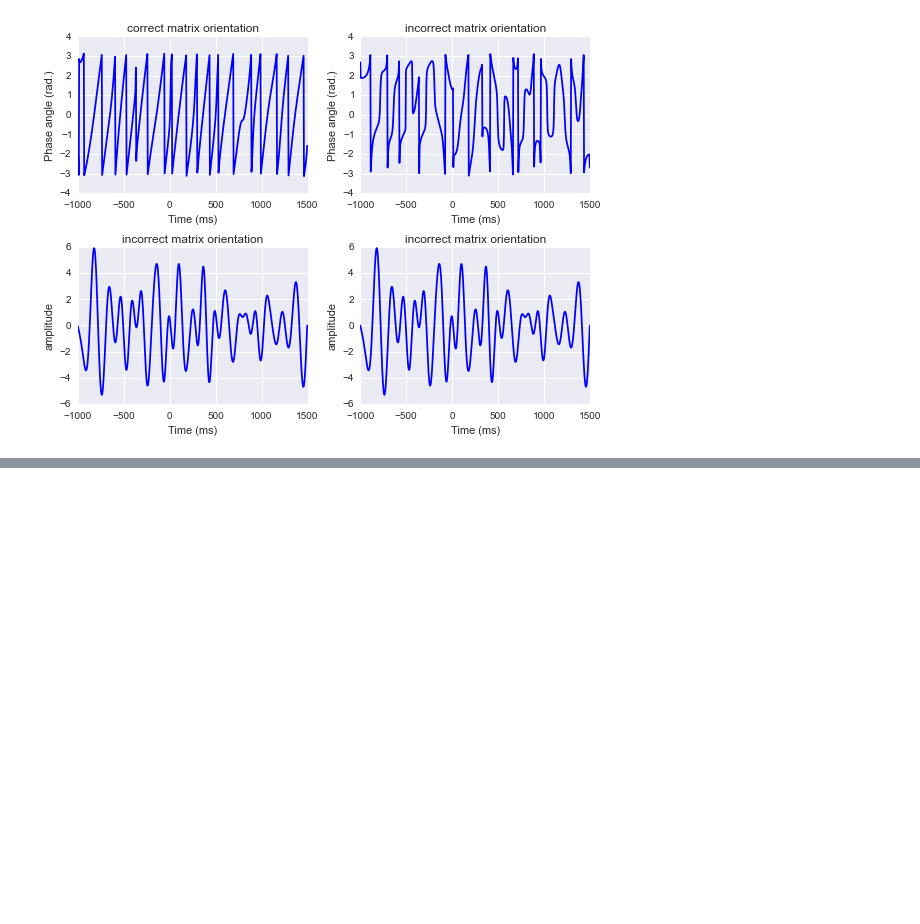
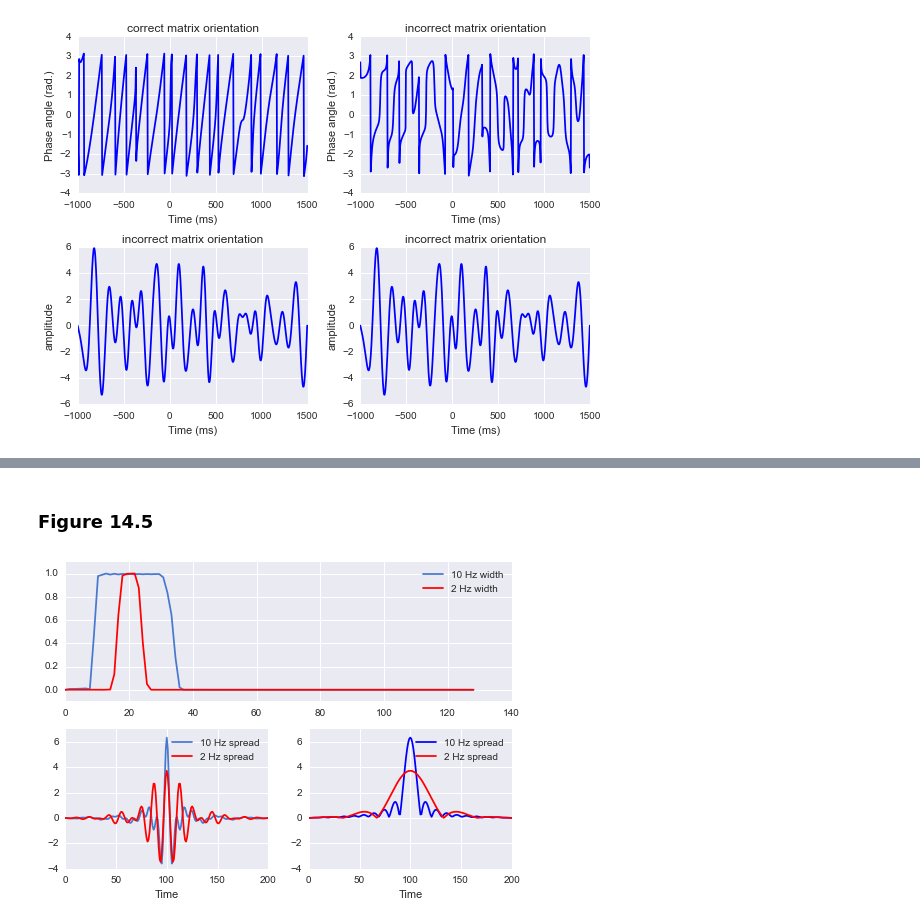
Before and after one commit to lyndond/Analyzing_Neural_Time_Series, a Jupyter notebook: chapter14.ipynb, the cells around one changed output, grey strips where cells are left out. Cells and saved outputs as stored; diff of their text form; code cells hidden in the pictures; blank space fills up the shorter version.

```diff
--- a/chapter14.ipynb
+++ b/chapter14.ipynb
@@ -236,0 +269,56 @@ plt.tight_layout()
+# %% [markdown]
+### Figure 14.5
+# %%
+
+center_freq = 20 # in Hz
+filter_frequency_spread_wide = 10 # Hz +/- the center frequency
+filter_frequency_spread_naro =  2 # Hz +/- the center frequency
+
+
+# construct filter kernels
+ffrequencies   = np.array([ 0,
+                  (1-transition_width)*(center_freq-filter_frequency_spread_wide),
+                  (center_freq-filter_frequency_spread_wide),
+                  (center_freq+filter_frequency_spread_wide),
+                  (1+transition_width)*(center_freq+filter_frequency_spread_wide),
+                  nyquist ])/nyquist
+idealresponse  = np.array([ 0, 0, 1, 1, 0, 0, ])
+
+filterweightsW = zscore(firls(200,ffrequencies,idealresponse))
+
+ffrequencies   = np.array([ 0,
+                  (1-transition_width)*(center_freq-filter_frequency_spread_naro),
+                  (center_freq-filter_frequency_spread_naro),
+                  (center_freq+filter_frequency_spread_naro),
+                  (1+transition_width)*(center_freq+filter_frequency_spread_naro),
+                  nyquist ])/nyquist;
+
+filterweightsN = zscore(firls(200,ffrequencies,idealresponse))
+
+
+plt.subplot(211)
+fft_filtkern  = absolute(fft(filterweightsW))
+fft_filtkern  = fft_filtkern/np.max(fft_filtkern) # normalized to 1.0 for visual comparison ease
+plt.plot(hz_filtkern,fft_filtkern[:int(ceil(len(fft_filtkern)/2.))])
+
+fft_filtkern  = absolute(fft(filterweightsN))
+fft_filtkern  = fft_filtkern/np.max(fft_filtkern)# normalized to 1.0 for visual comparison ease
+plt.plot(hz_filtkern,fft_filtkern[:int(ceil(len(fft_filtkern)/2.))],'r')
+plt.setp(plt.gca(),'ylim',[-.1 ,1.1])
+_=plt.legend(['10 Hz width','2 Hz width'])
+
+plt.subplot(223)
+plt.plot(filterweightsW)
+plt.plot(filterweightsN,'r')
+plt.setp(plt.gca(),'xlim',[0 ,200],'ylim',[-4 ,7])
+plt.legend(['10 Hz spread','2 Hz spread'])
+plt.xlabel('Time')
+
+plt.subplot(224)
+plt.plot(absolute(hilbert(filterweightsW)),'b')
+plt.plot(absolute(hilbert(filterweightsN)),'r')
+plt.setp(plt.gca(),'xlim',[0, 200],'ylim',[-4 ,7])
+plt.legend(['10 Hz spread','2 Hz spread'])
+_=plt.xlabel('Time')
+# %% [output]
+[figure, added]
```
Also changed, not shown: parts of 25 cells of this notebook, 1 other file.
